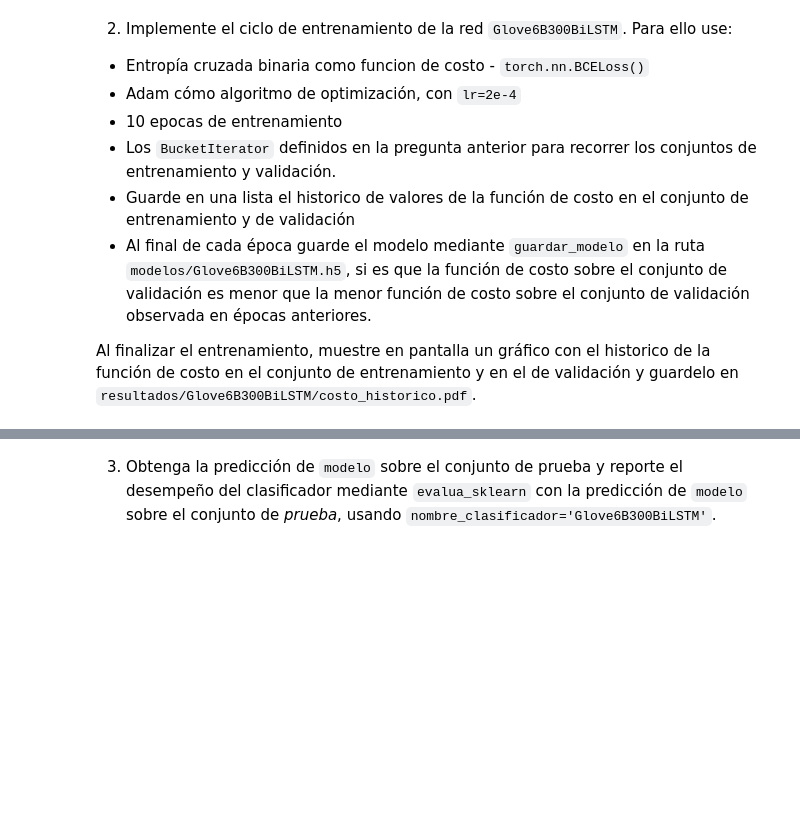
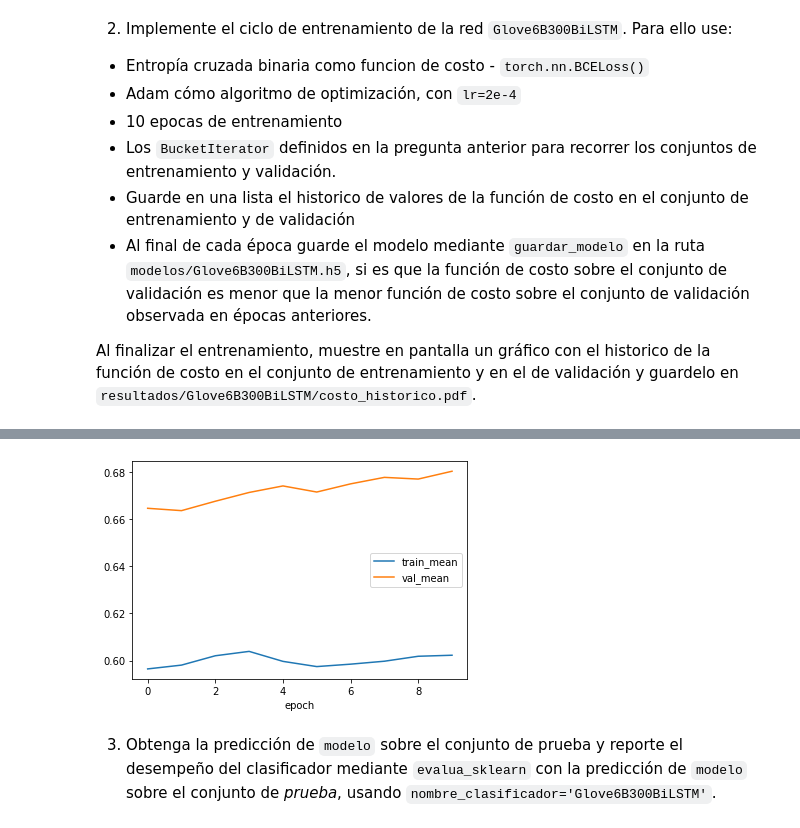
Before and after one commit to SLopezT/Lab_Datos_Ejer_3, a Jupyter notebook: e3_procesamiento_de_texto_y_redes_LSTM.ipynb, the cells around one changed output, grey strips where cells are left out. Drawn from its saved outputs; the diff is of its cells as text; code cells hidden in the pictures; blank space fills up the shorter version.

```diff
--- a/e3_procesamiento_de_texto_y_redes_LSTM.ipynb
+++ b/e3_procesamiento_de_texto_y_redes_LSTM.ipynb
@@ -424,8 +424,8 @@ if save:
 
 else:
   #Se carga el modelo anterior
-  with open('drive/My Drive/Ejercicio_3/modelos/nb_pipe.pk', 'rb') as handle:
-  #with open('modelos/nb_pipe.pk', 'rb') as handle:
+  #with open('drive/My Drive/Ejercicio_3/modelos/nb_pipe.pk', 'rb') as handle:
+  with open('modelos/nb_pipe.pk', 'rb') as handle:
     nb_pipe = pk.load(handle)
 # %% [markdown]
 2. Defina la función `evalua_sklearn`  que reciba como argumentos:
@@ -564,8 +564,8 @@ if save:
 
 else:
   #Se carga el modelo anterior
-  with open('drive/My Drive/Ejercicio_3/modelos/svm_pipe.pk', 'rb') as handle:
-  #with open('modelos/svm_pipe.pk', 'rb') as handle:
+  #with open('drive/My Drive/Ejercicio_3/modelos/svm_pipe.pk', 'rb') as handle:
+  with open('modelos/svm_pipe.pk', 'rb') as handle:
     svm_pipe = pk.load(handle)
 # %%
 y_pred = svm_pipe.predict(X_test)
@@ -630,8 +630,8 @@ if save:
 
 else:
   #Se carga el modelo anterior
-  with open('drive/My Drive/Ejercicio_3/modelos/svm_grid.pk', 'rb') as handle:
-  #with open('modelos/svm_grid.pk', 'rb') as handle:
+  #with open('drive/My Drive/Ejercicio_3/modelos/svm_grid.pk', 'rb') as handle:
+  with open('modelos/svm_grid.pk', 'rb') as handle:
     svm_grid = pk.load(handle)
 # %%
 y_pred = svm_grid.predict(X_test)
@@ -814,7 +814,7 @@ class Glove6B300BiLSTM(nn.Module):
     self.act = nn.Sigmoid()
 
 
-  def forward(text, text_len):
+  def forward(self, text, text_len):
     text = self.word_emb(text)
     text = pack_padded_sequence(text, text_len,
                                 batch_first = True,
@@ -843,0 +939,3 @@ Al finalizar el entrenamiento, muestre en pantalla un gráfico con el historico
+# %%
+train(modelo, train_iter, val_iter)
+# %% [output]
@@ -844,2 +952,3 @@ Al finalizar el entrenamiento, muestre en pantalla un gráfico con el historico
+[figure, added]
 # %% [markdown]
 3. Obtenga la predicción de `modelo` sobre el conjunto de prueba y reporte el desempeño del clasificador mediante `evalua_sklearn` con la predicción de `modelo` sobre el conjunto de *prueba*, usando `nombre_clasificador='Glove6B300BiLSTM'`.
```
Also changed, not shown: parts of 4 cells of this notebook, 4 other files.
